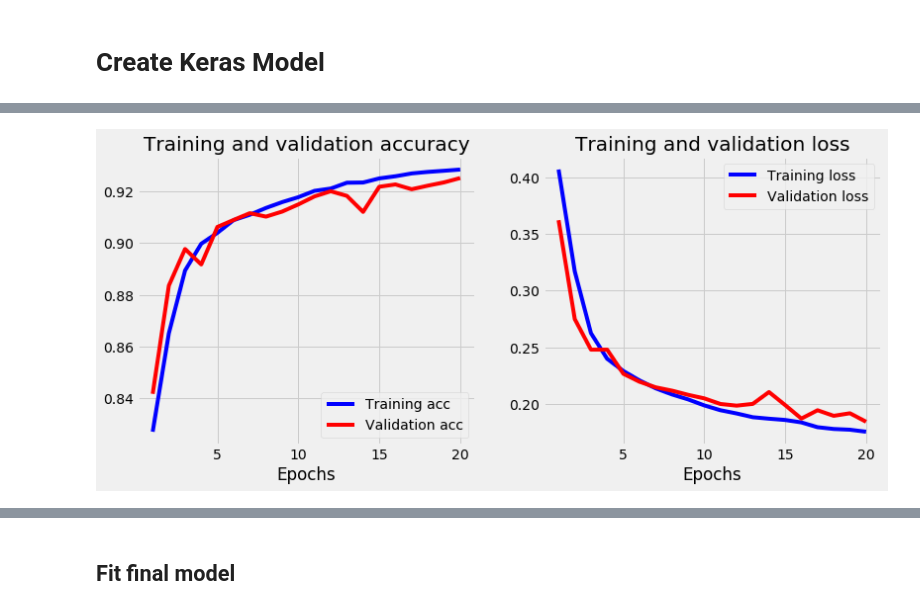
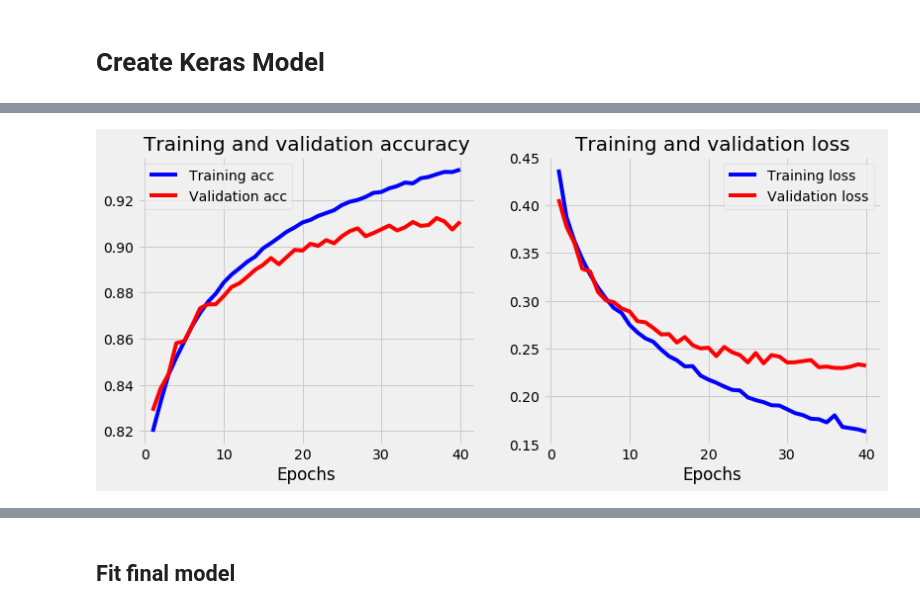
Before and after one commit to todd-cook/ML-You-Can-Use, a Jupyter notebook: detecting_loanwords/detecting_loanwords_keras.ipynb, the cells around one changed output, grey strips where cells are left out. Drawn from its saved outputs; the diff is of its cells as text; code cells hidden in the pictures.

```diff
--- a/detecting_loanwords/detecting_loanwords_keras.ipynb
+++ b/detecting_loanwords/detecting_loanwords_keras.ipynb
@@ -132,9 +137,11 @@ callbacks_list = [checkpoint, tensor_board]
 # %% [markdown]
 ## Create a function to plot the history of the model training and validation
 # %%
-def plot_history(history):
-    acc = history.history['acc']
-    val_acc = history.history['val_acc']
+def plot_history(history, filename=None):
+    """Plot Keras metrics."""
+    # Note, the key types can be reported differently, hence we use defaults on lookup
+    acc = history.history.get('acc', history.history.get('accuracy'))
+    val_acc = history.history.get('val_acc', history.history.get('val_accuracy'))
     loss = history.history['loss']
     val_loss = history.history['val_loss']
     x = range(1, len(acc) + 1)
@@ -151,29 +158,22 @@ def plot_history(history):
     plt.title('Training and validation loss')
     plt.xlabel('Epochs')
     plt.legend()
+    if filename:
+        plt.savefig(filename)
 # %% [markdown]
 # Create Keras Model
 # %%
 num_features = all_X.shape[1]
 
-model = Sequential()
-model.add(Dense(500, input_dim=num_features, activation='relu'))
-model.add(Dense(500, activation='relu'))
-model.add(Dense(1, activation='sigmoid'))
-
-# you could preload training weights, but this could bias your search
-# if os.path.exists('weights.best.hdf5'):
-#     model.load_weights('weights.best.hdf5')
-
+model = Sequential(name='Loanword detector')
+model.add(Dense(256, name='Dense_layer_1',
+                input_dim=num_features, activation='relu'))
+model.add(Dense(256, name='Dense_layer_2',
+                activation='relu'))
+model.add(Dense(1, name='Dense_layer_3', activation='sigmoid'))
 model.compile(loss='binary_crossentropy',
-              optimizer=
-#  'nadam',
-# 'sgd' ,
-# 'adadelta',
- 'adam',
+              optimizer= 'adam',
               metrics=['accuracy'])
-# also tried:
-#  optimizer='rmsprop'
-# activation='elu'
 model.summary()
+# Also experiemented with Kernel regularizers and dropout but neither added improvements
 # %% [output]
@@ -192,7 +193,7 @@ Non-trainable params: 0
 _________________________________________________________________
 # %%
  history = model.fit(X_train, y_train,
-                     epochs=20,
+                     epochs=40,
                      verbose=True,
                      validation_data=(X_test, y_test),
                      batch_size=32,
@@ -232,4 +310,4 @@ Unseen Accuracy: 0.9243 Loss: 0.1831
 # %%
-plot_history(history)
+plot_history(history, 'loanword_detectory_val_acc.256x256nn.png')
 # %% [output]
-[figure, old version]
+[figure, new version]
```
Also changed, not shown: parts of 19 cells of this notebook, 4 other files.
